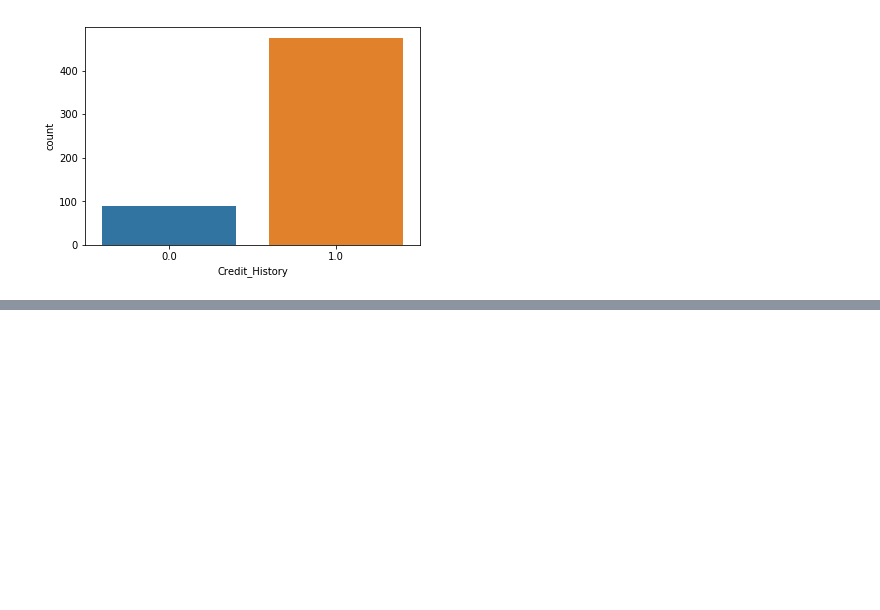
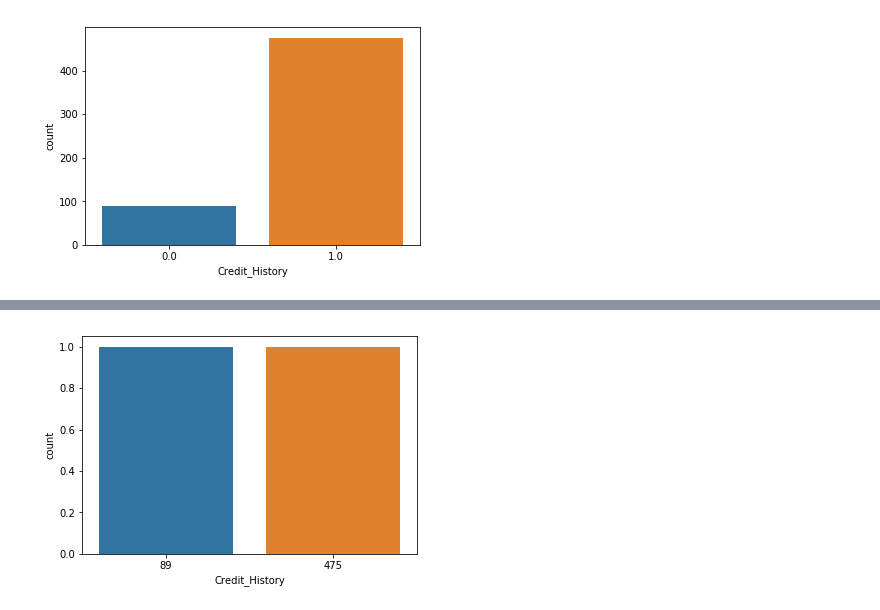
Before and after one commit to arunnitk/Data-science, a Jupyter notebook: Loan Prediction.ipynb, the cells around one changed output, grey strips where cells are left out. Cells and saved outputs as stored; diff of their text form; code cells hidden in the pictures; blank space fills up the shorter version.

```diff
--- a/Loan Prediction.ipynb
+++ b/Loan Prediction.ipynb
@@ -126,0 +158,2 @@ plt.show()
+# %%
+temp1 = train['Credit_History'].value_counts(ascending=True)
@@ -126,0 +192,5 @@ plt.show()
+# %%
+sns.countplot(temp1)
+plt.show()
+# %% [output]
+[figure, added]
```
Also changed, not shown: parts of 11 cells of this notebook.
